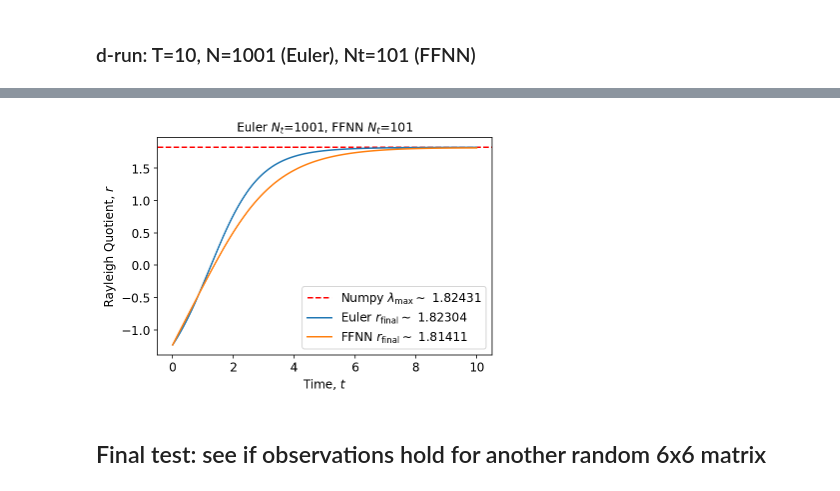
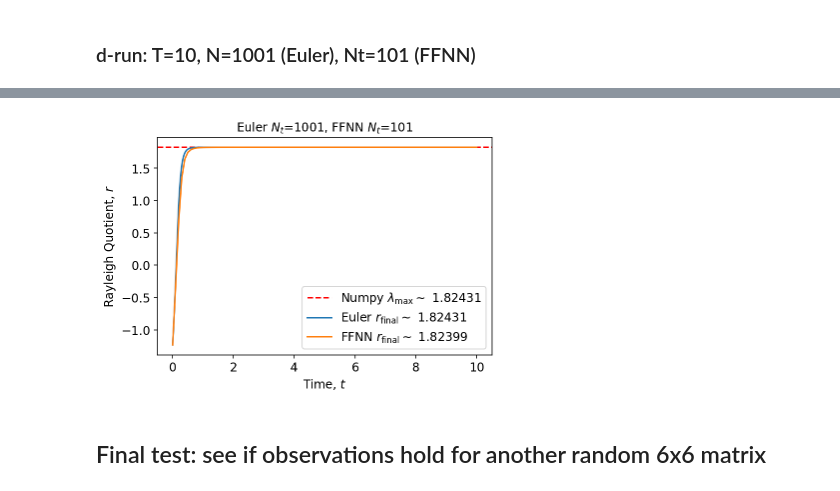
Before and after one commit to nicolossus/FYS-STK4155-Project3, a Jupyter notebook: notebooks/eigenvalue_tf.ipynb, the cells around one changed output, grey strips where cells are left out. Cells and saved outputs as stored; diff of their text form; code cells hidden in the pictures.

```diff
--- a/notebooks/eigenvalue_tf.ipynb
+++ b/notebooks/eigenvalue_tf.ipynb
@@ -789,7 +789,7 @@ t = np.linspace(0, T, N)
 A = np.random.normal(0, 1, (n, n))
 A = (A.T + A) * 0.5
 x0 = np.random.rand(n)
-x0 = x0 / np.linalg.norm(x0, ord=1)
+#x0 = x0 / np.linalg.norm(x0, ord=1)
 
 # Problem formulation for tensorflow
 Nt = 5   # number of time points (FFNN)
@@ -948,7 +948,7 @@ t = np.linspace(0, T, N)
 A = np.random.normal(0, 1, (n, n))
 A = (A.T + A) * 0.5
 x0 = np.random.rand(n)
-x0 = x0 / np.linalg.norm(x0, ord=1)
+#x0 = x0 / np.linalg.norm(x0, ord=1)
 
 # Problem formulation for tensorflow
 Nt = 11   # number of time points (FFNN)
@@ -1107,7 +1107,7 @@ t = np.linspace(0, T, N)
 A = np.random.normal(0, 1, (n, n))
 A = (A.T + A) * 0.5
 x0 = np.random.rand(n)
-x0 = x0 / np.linalg.norm(x0, ord=1)
+#x0 = x0 / np.linalg.norm(x0, ord=1)
 
 # Problem formulation for tensorflow
 Nt = 51   # number of time points (FFNN)
@@ -1266,7 +1266,7 @@ t = np.linspace(0, T, N)
 A = np.random.normal(0, 1, (n, n))
 A = (A.T + A) * 0.5
 x0 = np.random.rand(n)
-x0 = x0 / np.linalg.norm(x0, ord=1)
+#x0 = x0 / np.linalg.norm(x0, ord=1)
 
 # Problem formulation for tensorflow
 Nt = 101   # number of time points (FFNN)
@@ -1349,4 +1349,4 @@ Absolute Error FFNN: 0.010202970765165409
-[figure, old version]
+[figure, new version]
 # %% [markdown]
 ## Final test: see if observations hold for another random 6x6 matrix
 # %%
```
Also changed, not shown: parts of 3 cells of this notebook.
